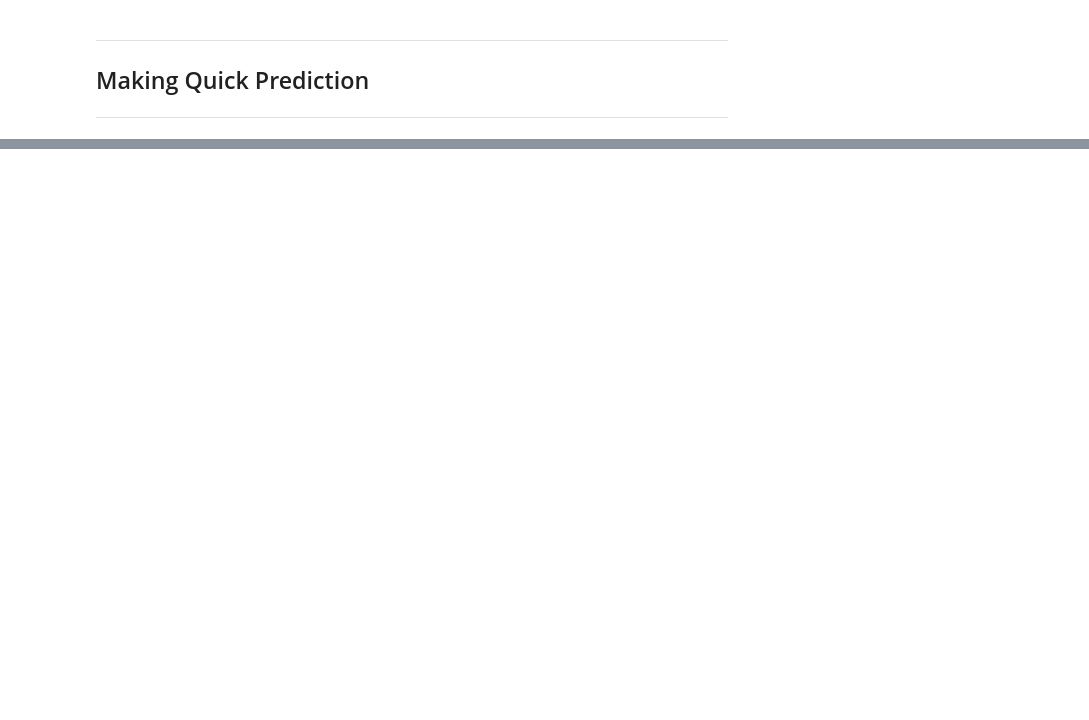
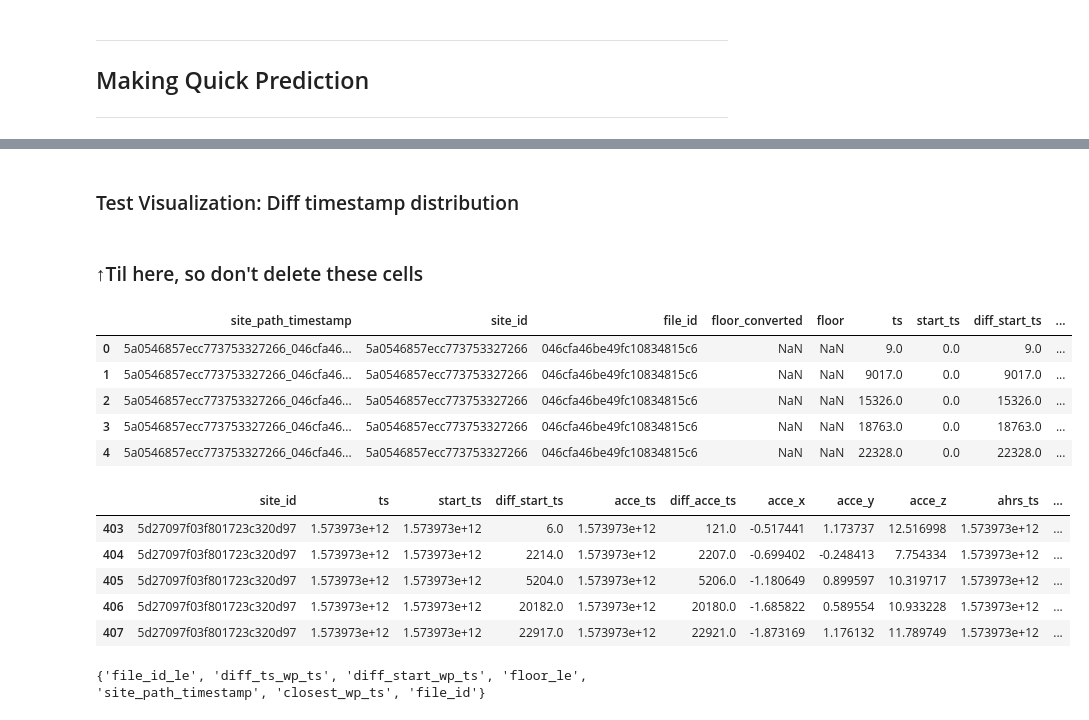
Before and after one commit to robot269006/indoor, a Jupyter notebook: indoor-baseline-model-visualized.ipynb, the cells around one changed output, grey strips where cells are left out. Cells and saved outputs as stored; diff of their text form; code cells hidden in the pictures; blank space fills up the shorter version.

```diff
--- a/indoor-baseline-model-visualized.ipynb
+++ b/indoor-baseline-model-visualized.ipynb
@@ -653,5 +628,9 @@ plot_gt_pred(metric_lowest, scale=False)
 # %%
-test_file_name = "../input/indoorfulltestgroupedtrain/indoor_test_2_250ms.pkl"
+test_2 = "../input/indoorfulltestgroupedtrain/indoor_test_2_250ms.pkl"
+test_3 = "../input/indoor3rdtest/indoor_test_3.pkl"
 
-with open(test_file_name, "rb") as file:
-    df_test = pickle.load(file)
+with open(test_2, "rb") as file:
+    df_test_2 = pickle.load(file)
+
+with open(test_3, "rb") as file:
+    df_test_3 = pickle.load(file)
@@ -659,0 +637,2 @@ display(df_test.head())
+# %% [markdown]
+### Test Visualization: Diff timestamp distribution
@@ -659,0 +727,18 @@ display(df_test.head())
+# %% [markdown]
+### ↑Til here, so don't delete these cells
+# %%
+display(df_test_3.head())
+display(features.head())
+# %% [output]
+|  | site_path_timestamp | site_id | file_id | floor_converted | floor | ts | start_ts | diff_start_ts | ... |
+| 0 | 5a0546857ecc773753327266_046cfa46... | 5a0546857ecc773753327266 | 046cfa46be49fc10834815c6 | NaN | NaN | 9.0 | 0.0 | 9.0 | ... |
+| 1 | 5a0546857ecc773753327266_046cfa46... | 5a0546857ecc773753327266 | 046cfa46be49fc10834815c6 | NaN | NaN | 9017.0 | 0.0 | 9017.0 | ... |
+| 2 | 5a0546857ecc773753327266_046cfa46... | 5a0546857ecc773753327266 | 046cfa46be49fc10834815c6 | NaN | NaN | 15326.0 | 0.0 | 15326.0 | ... |
+| 3 | 5a0546857ecc773753327266_046cfa46... | 5a0546857ecc773753327266 | 046cfa46be49fc10834815c6 | NaN | NaN | 18763.0 | 0.0 | 18763.0 | ... |
+| 4 | 5a0546857ecc773753327266_046cfa46... | 5a0546857ecc773753327266 | 046cfa46be49fc10834815c6 | NaN | NaN | 22328.0 | 0.0 | 22328.0 | ... |
+|  | site_id | ts | start_ts | diff_start_ts | acce_ts | diff_acce_ts | acce_x | acce_y | acce_z | ahrs_ts | ... |
+| 403 | 5d27097f03f801723c320d97 | 1.573973e+12 | 1.573973e+12 | 6.0 | 1.573973e+12 | 121.0 | -0.517441 | 1.173737 | 12.516998 | 1.573973e+12 | ... |
+| 404 | 5d27097f03f801723c320d97 | 1.573973e+12 | 1.573973e+12 | 2214.0 | 1.573973e+12 | 2207.0 | -0.699402 | -0.248413 | 7.754334 | 1.573973e+12 | ... |
+| 405 | 5d27097f03f801723c320d97 | 1.573973e+12 | 1.573973e+12 | 5204.0 | 1.573973e+12 | 5206.0 | -1.180649 | 0.899597 | 10.319717 | 1.573973e+12 | ... |
+| 406 | 5d27097f03f801723c320d97 | 1.573973e+12 | 1.573973e+12 | 20182.0 | 1.573973e+12 | 20180.0 | -1.685822 | 0.589554 | 10.933228 | 1.573973e+12 | ... |
+| 407 | 5d27097f03f801723c320d97 | 1.573973e+12 | 1.573973e+12 | 22917.0 | 1.573973e+12 | 22921.0 | -1.873169 | 1.176132 | 11.789749 | 1.573973e+12 | ... |
@@ -659,0 +747,32 @@ display(df_test.head())
+# %%
+# Train 3/3M & Test 3 Specific stuff
+
+# Drop any column that is not in the features
+
+# Drop the columns with all null values
+df_test_3 = df_test_3.dropna(axis=1, how='all')
+
+# get the column names that are still in the df_test but not features
+no_test_col_overlap = set(features.columns) ^ set(df_test_3.columns)
+# a = list(set(features.columns) & set(test_features.columns))
+print(no_test_col_overlap)
+
+categorical_features = ["site_id", "wifi_ssid", "wifi_bssid", "beacon_ssid"]
+int_features = ["ts_date", "ts_day", "ts_hour", "ts_minute", \
+                "wifi_last_seen_ts_date", "wifi_last_seen_ts_day", \
+                "wifi_last_seen_ts_hour", "wifi_last_seen_ts_minute"]
+
+# convert to category from object dtype
+for col in categorical_features:
+    df_test_3[col] = df_test_3[col].astype("category")
+
+# convert to int from datetime64 dtype
+for col in int_features:
+    df_test_3[col] = df_test_3[col].astype(int)
+
+# drop cols
+drop_cols = ['file_id_le', 'diff_ts_wp_ts', 'diff_start_wp_ts', 'floor_le', 'closest_wp_ts', 'file_id']
+df_test_3 = df_test_3.drop(columns=drop_cols)
+test_features = df_test_3.set_index("site_path_timestamp")
+# %% [output]
+{'file_id_le', 'diff_ts_wp_ts', 'diff_start_wp_ts', 'floor_le', 'site_path_timestamp', 'closest_wp_ts', 'file_id'}
```
Also changed, not shown: parts of 27 cells of this notebook.
